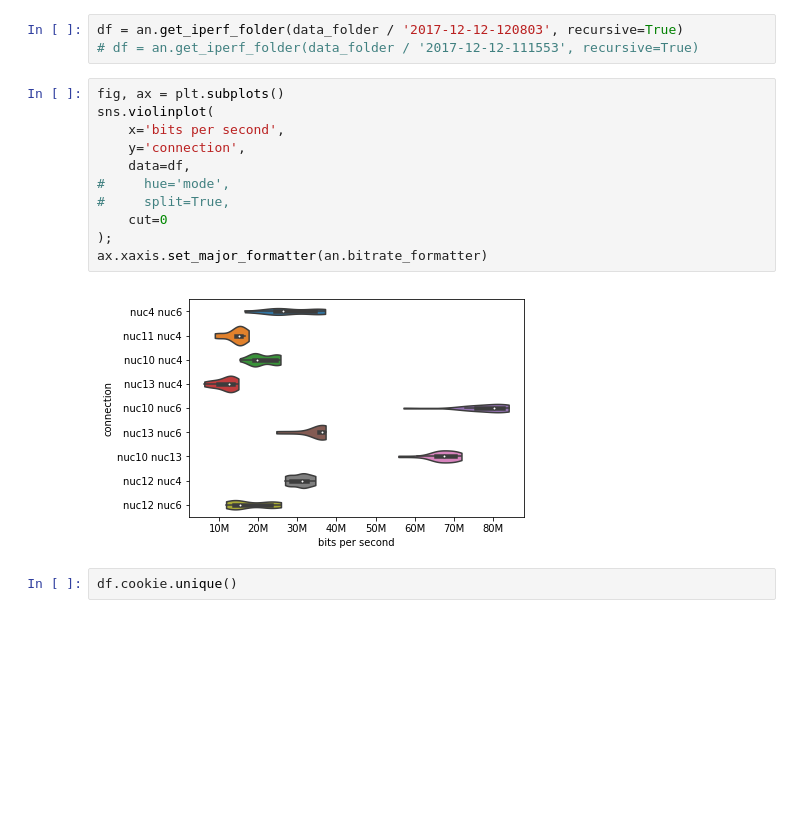
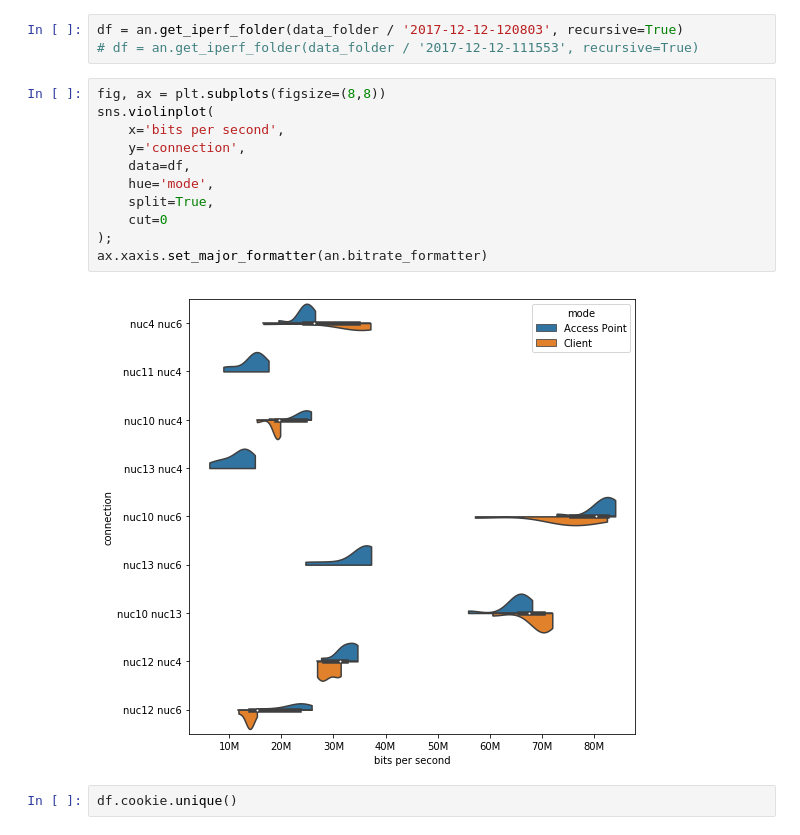
Before and after one commit to mchwalisz/walker, a Jupyter notebook: analysis/Connectivity Analysis.ipynb, the cells around one changed output. Cells and saved outputs as stored; diff of their text form; blank space fills up the shorter version.

```diff
--- a/analysis/Connectivity Analysis.ipynb
+++ b/analysis/Connectivity Analysis.ipynb
@@ -30,18 +33,18 @@ data_folder = data_folder.resolve()
 df = an.get_iperf_folder(data_folder / '2017-12-12-120803', recursive=True)
 # df = an.get_iperf_folder(data_folder / '2017-12-12-111553', recursive=True)
 # %%
-fig, ax = plt.subplots()
+fig, ax = plt.subplots(figsize=(8,8))
 sns.violinplot(
     x='bits per second',
     y='connection',
     data=df,
-#     hue='mode',
-#     split=True,
+    hue='mode',
+    split=True,
     cut=0
 );
 ax.xaxis.set_major_formatter(an.bitrate_formatter)
 # %% [output]
-[figure, old version]
+[figure, new version]
 # %%
 df.cookie.unique()
 # %% [output]
```
Also changed, not shown: parts of 4 cells of this notebook, 1 other file.
